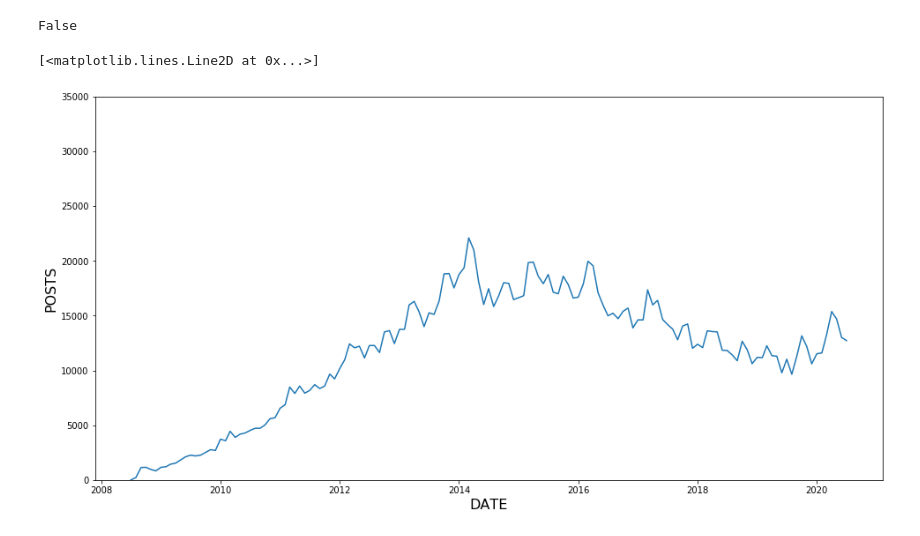
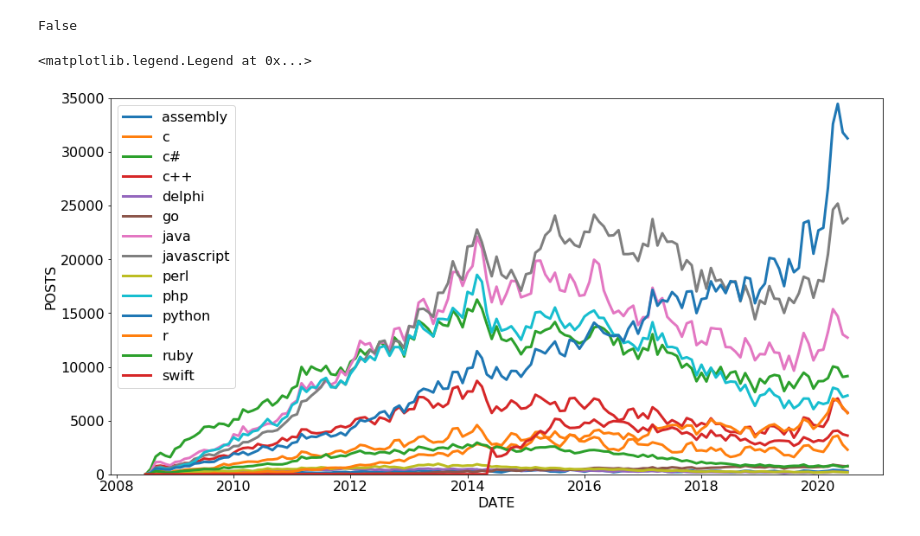
Before and after one commit to Divine572/DS_Learning, a Jupyter notebook: stackoverflow_analysis.ipynb, the cells around one changed output. Cells and saved outputs as stored; diff of their text form; code cells hidden in the pictures.

```diff
--- a/stackoverflow_analysis.ipynb
+++ b/stackoverflow_analysis.ipynb
@@ -155,9 +155,15 @@ False
 # %%
 plt.figure(figsize=(16, 8))
 plt.xlabel('DATE', fontsize=16)
 plt.ylabel('POSTS', fontsize=16)
+plt.xticks(fontsize=16)
+plt.yticks(fontsize=16)
 plt.ylim(0, 35000)
-plt.plot(reshaped_df.index, reshaped_df.java)
+
+for column in reshaped_df.columns:
+    plt.plot(reshaped_df.index, reshaped_df[column], label=reshaped_df[column].name, linewidth=3)
+
+plt.legend(fontsize=16)
 # %% [output]
-[<matplotlib.lines.Line2D at 0x...>]
+<matplotlib.legend.Legend at 0x...>
-[figure, old version]
+[figure, new version]
```
Also changed, not shown: parts of 1 cell of this notebook.
